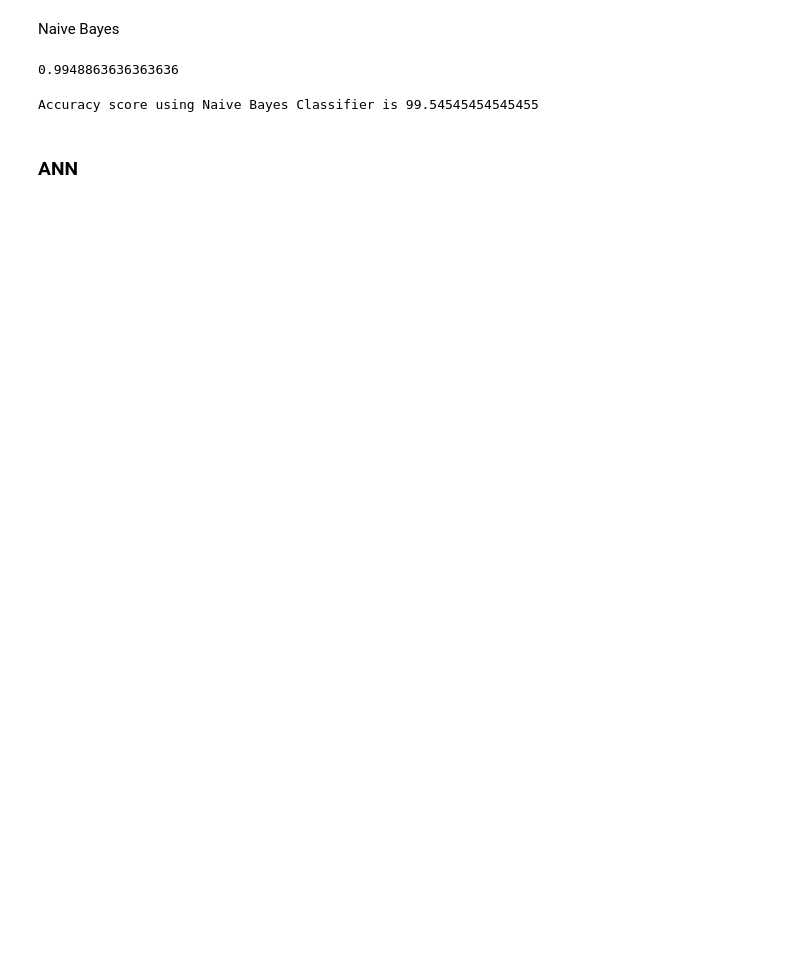
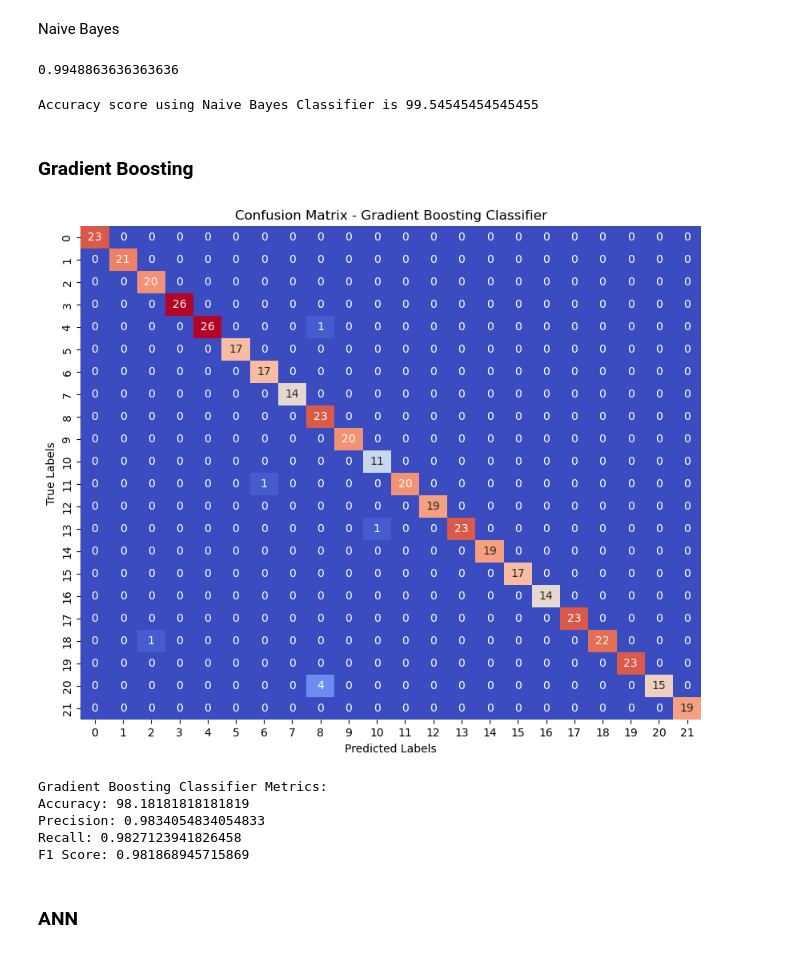
Before and after one commit to AmmanChhetri/Crop-Prediction, a Jupyter notebook: Crop_recommendation.ipynb, the cells around one changed output. Saved outputs shown, nothing was run; the diff lists cells and outputs as text; code cells hidden in the pictures; blank space fills up the shorter version.

```diff
--- a/Crop_recommendation.ipynb
+++ b/Crop_recommendation.ipynb
@@ -158,5 +339,37 @@ accuracy = accuracy_score(y_pred,y_test)*100
 print(f"Accuracy score using Naive Bayes Classifier is {accuracy}")
 # %% [output]
 Accuracy score using Naive Bayes Classifier is 99.54545454545455
+# %% [markdown]
+### Gradient Boosting
+# %%
+gb = GradientBoostingClassifier()
+gb.fit(x_train,y_train)
+y_pred_gb = gb.predict(x_test)
+
+accuracy_gb = accuracy_score(y_test, y_pred_gb)*100
+precision_gb = precision_score(y_test, y_pred_gb, average='macro')
+recall_gb = recall_score(y_test, y_pred_gb, average='macro')
+f1_gb = f1_score(y_test, y_pred_gb, average='macro')
+
+cm_gb = confusion_matrix(y_test, y_pred_gb)
+plt.figure(figsize=(10, 8))
+sns.heatmap(cm_gb, annot=True, fmt='d', cmap='coolwarm', cbar=False)
+plt.xlabel('Predicted Labels')
+plt.ylabel('True Labels')
+plt.title('Confusion Matrix - Gradient Boosting Classifier')
+plt.show()
+
+print("Gradient Boosting Classifier Metrics:")
+print("Accuracy:", accuracy_gb)
+print("Precision:", precision_gb)
+print("Recall:", recall_gb)
+print("F1 Score:", f1_gb)
+# %% [output]
+[figure, added]
+Gradient Boosting Classifier Metrics:
+Accuracy: 98.18181818181819
+Precision: 0.9834054834054833
+Recall: 0.9827123941826458
+F1 Score: 0.981868945715869
 # %% [markdown]
 ### ANN
```
Also changed, not shown: parts of 51 cells of this notebook.
